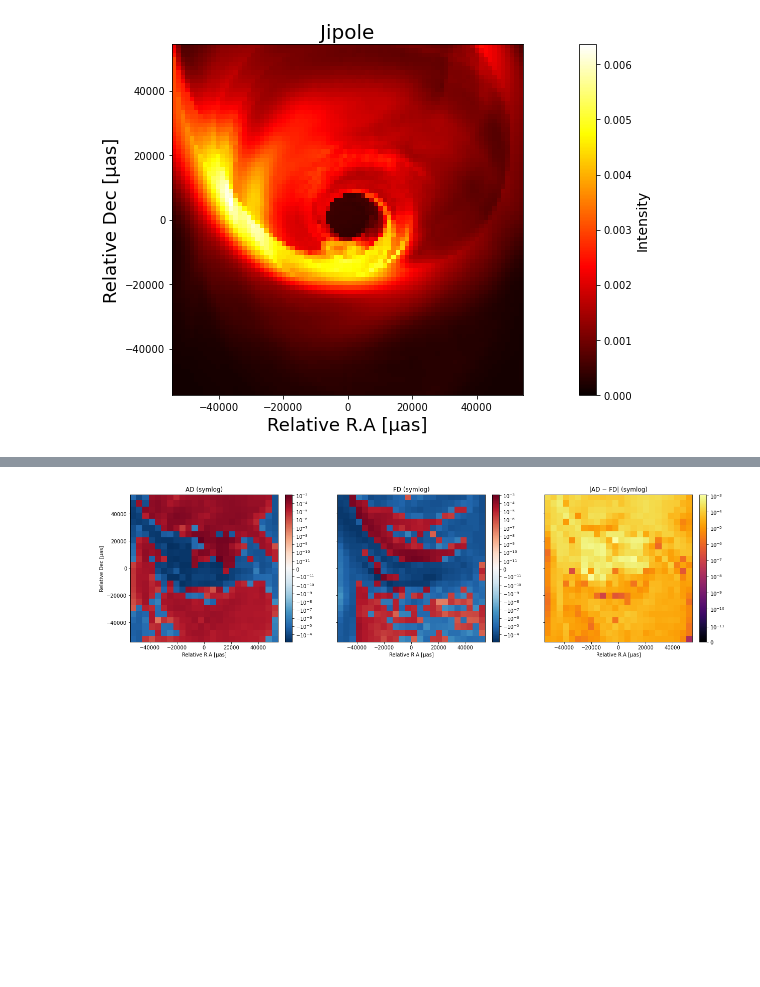
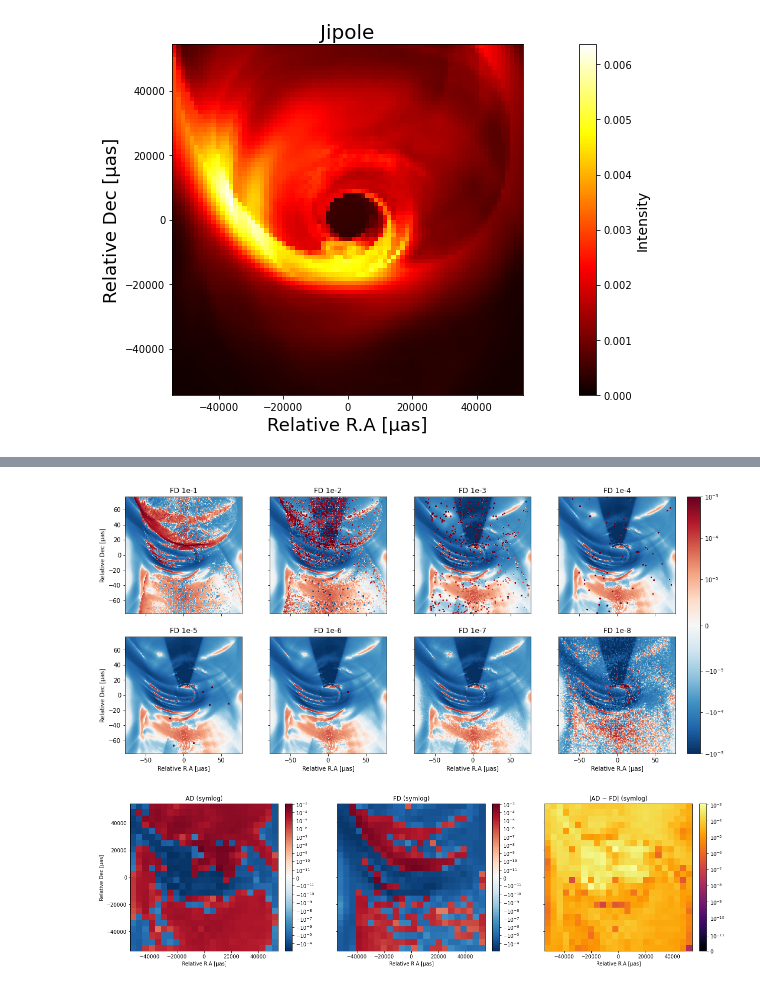
Before and after one commit to pedronaethe/Jipole, a Jupyter notebook: notebooks/Plotting_GRMHD_python.ipynb, the cells around one changed output, grey strips where cells are left out. Cells and saved outputs as stored; diff of their text form; code cells hidden in the pictures; blank space fills up the shorter version.

```diff
--- a/notebooks/Plotting_GRMHD_python.ipynb
+++ b/notebooks/Plotting_GRMHD_python.ipynb
@@ -279,3 +301,83 @@ plt.show()
+# %%
+import numpy as np
+import matplotlib.pyplot as plt
+from matplotlib.colors import SymLogNorm, LogNorm
+
+# --- Load all FD images ---
+imgs = [
+    np.loadtxt("./dI_dth_FD_1em1.txt").T,
+    np.loadtxt("./dI_dth_FD_1em2.txt").T,
+    np.loadtxt("./dI_dth_FD_1em3.txt").T,
+    np.loadtxt("./dI_dth_FD_1em4.txt").T,
+    np.loadtxt("./dI_dth_FD_1em5.txt").T,
+    np.loadtxt("./dI_dth_FD_1em6.txt").T,
+    np.loadtxt("./dI_dth_FD_1em7.txt").T,
+    np.loadtxt("./dI_dth_FD_1em8.txt").T,
+]
+
+# --- Astrometry setup (same as your script) ---
+d_kpc = 7.78
+d_cm = d_kpc * 3.086e21
+fov_rg = 30
+half_fov_rg = fov_rg / 2
+
+MBH = 4.063e6
+GNEWT = 6.6742e-8
+CL = 2.99792458e10
+MSUN = 1.989e33
+
+L_unit = GNEWT * MBH * MSUN / (CL * CL)
+
+theta_rad = (half_fov_rg * L_unit) / d_cm
+MUAS_PER_RAD = 2.06265e11
+theta_μas = theta_rad * MUAS_PER_RAD
+
+xlims = (-theta_μas, theta_μas)
+ylims = (-theta_μas, theta_μas)
+
+# --- Common color normalization ---
+vmin = -1e-3
+vmax = 1e-3
+linthresh = 1e-2 * vmax
+norm = SymLogNorm(linthresh=linthresh, vmin=vmin, vmax=vmax)
+
+# --- Create 4×4 figure ---
+fig, axs = plt.subplots(2, 4, figsize=(18, 8), sharex=True, sharey=True)
+
+# Flatten axes for easy iteration
+axs_flat = axs.flatten()
+
+titles = [
+    "FD 1e-1", "FD 1e-2", "FD 1e-3", "FD 1e-4",
+    "FD 1e-5", "FD 1e-6", "FD 1e-7", "FD 1e-8"
+]
+
+# --- Plot each FD image ---
+for img, ax, title in zip(imgs, axs_flat, titles):
+    im = ax.imshow(
+        img,
+        extent=[*xlims, *ylims],
+        origin='lower',
+        norm=norm,
+        cmap='RdBu_r'
+    )
+    ax.set_title(title)
+    ax.set_aspect('equal')
+
+# --- Label axes ---
+for ax in axs[-1]:
+    ax.set_xlabel("Relative R.A [μas]")
+for ax in axs[:, 0]:
+    ax.set_ylabel("Relative Dec [μas]")
+
+# --- Add one shared colorbar ---
+cbar = fig.colorbar(im, ax=axs, fraction=0.046, pad=0.02)
+
+#plt.tight_layout()
+plt.savefig("FD_2x4_grid.png", dpi=300, bbox_inches="tight")
+plt.show()
+# %% [output]
+[figure, added]
 # %%
 import numpy as np
 import matplotlib.pyplot as plt
```
Also changed, not shown: parts of 3 cells of this notebook, 31 other files.
